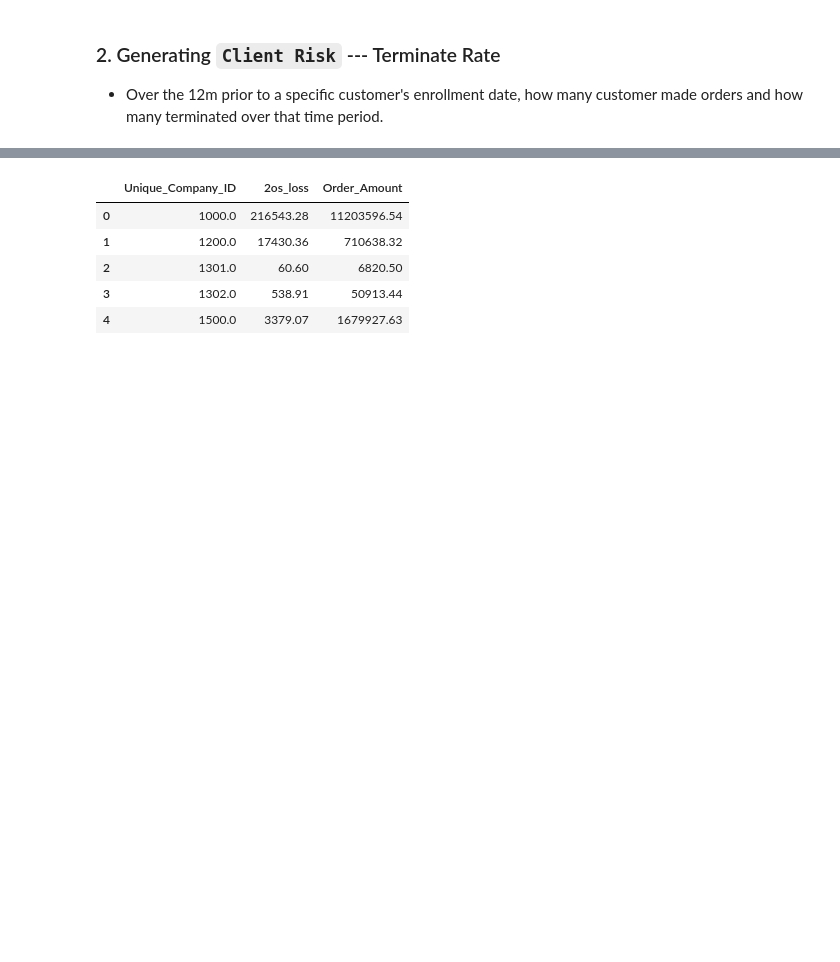
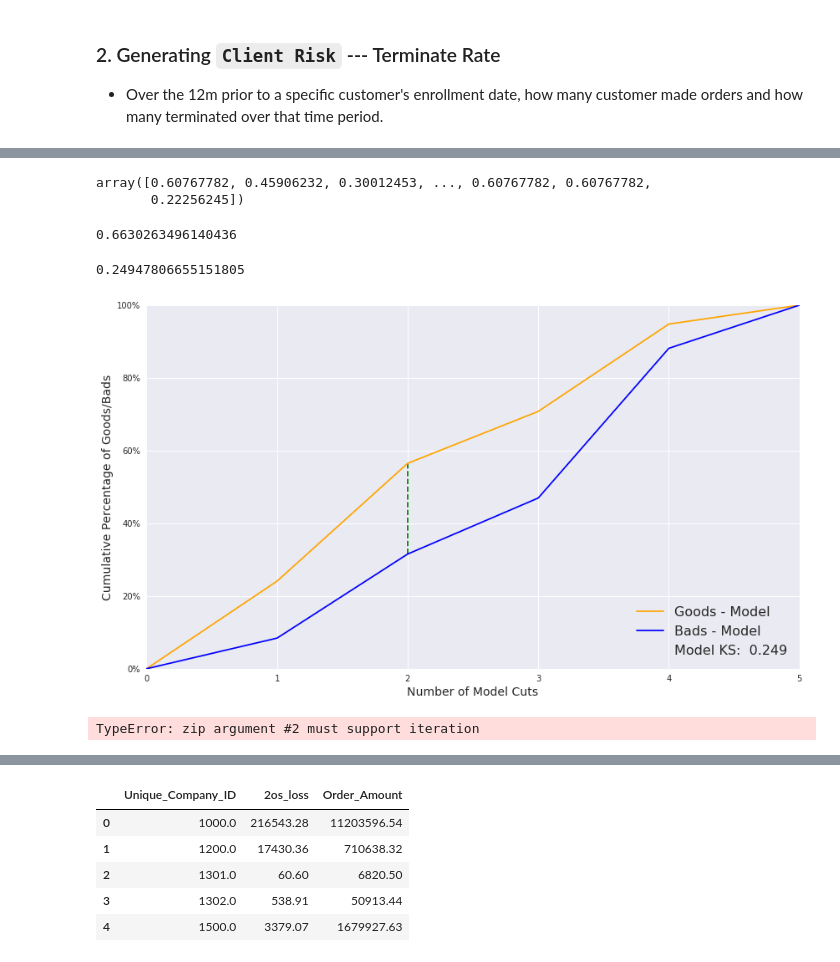
Before and after one commit to XuetingS/PP, a Jupyter notebook: src/Dirty Decision Tree.ipynb, the cells around one changed output, grey strips where cells are left out. Drawn from its saved outputs; the diff is of its cells as text; code cells hidden in the pictures; blank space fills up the shorter version.

```diff
--- a/src/Dirty Decision Tree.ipynb
+++ b/src/Dirty Decision Tree.ipynb
@@ -362,3 +441,3 @@ y = df['Bad']
 # %%
 # Split dataset into training set and test set
-X_train, X_test, y_train, y_test = train_test_split(X, y, test_size=0.3, random_state=34) # 70% training and 30% test
+# X_train, X_test, y_train, y_test = train_test_split(X, y, test_size=0.3, random_state=34) # 70% training and 30% test
@@ -365,9 +453,16 @@ X_train, X_test, y_train, y_test = train_test_split(X, y, test_size=0.3, random_
+# %%
+# one_hot_data =
+df['Channel'] = pd.get_dummies(df[['Affiliate/Fed Gov?']],drop_first=True)
 # %%
 # Create Decision Tree classifer object
-clf = DecisionTreeClassifier()
-
+clf = DecisionTreeClassifier(max_depth=5,criterion="entropy",min_samples_leaf=10,min_samples_split=50)
 # Train Decision Tree Classifer
 clf = clf.fit(X_train,y_train)
 
 #Predict the response for test dataset
-y_pred = clf.predict(X_test)
+y_pred = clf.predict_proba(X_test)
+# %%
+y_pred[:,1]
+# %% [output]
+array([0.60767782, 0.45906232, 0.30012453, ..., 0.60767782, 0.60767782,
+       0.22256245])
@@ -373,0 +471,7 @@ y_pred = clf.predict(X_test)
+# %%
+roc_auc_score(y_test, y_pred[:,1])
+# %% [output]
+0.6630263496140436
+# %%
+X_test['pred'] = y_pred[:,1]
+X_test['Bad'] = y_test
@@ -373,0 +537,5 @@ y_pred = clf.predict(X_test)
+# %%
+makeKS(X_test,'pred','Bad',5)
+# %% [output]
+0.24947806655151805
+[figure, added]
@@ -374 +580,5 @@ y_pred = clf.predict(X_test)
+# %%
+makeAUC(X_test, y_pred,1,'Bad')
+# %% [output]
+TypeError: zip argument #2 must support iteration
 # %%
```
Also changed, not shown: parts of 26 cells of this notebook.
